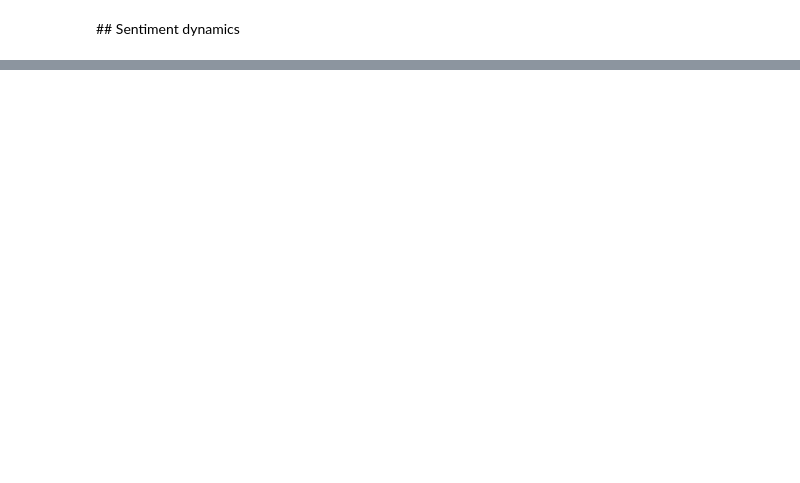
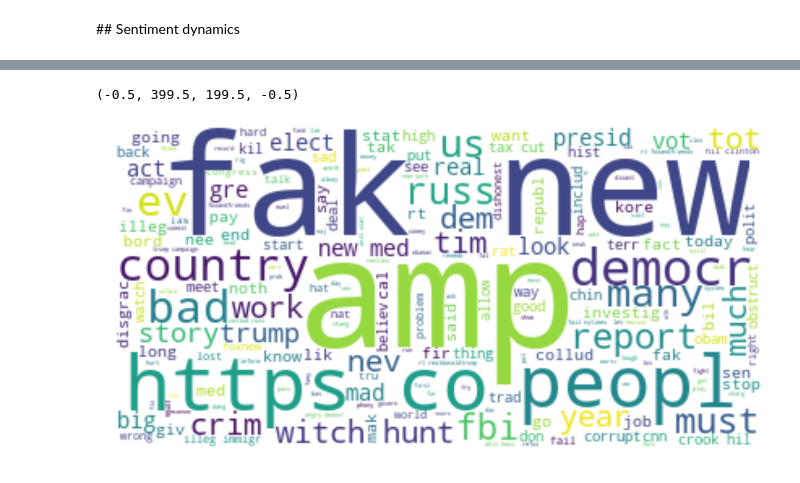
Before and after one commit to GiorgiaAuroraAdorni/trump-tweets-analytics, a Jupyter notebook: TrumpTweetsSentimentAnalysis.ipynb, the cells around one changed output, grey strips where cells are left out. Cells and saved outputs as stored; diff of their text form; code cells hidden in the pictures; blank space fills up the shorter version.

```diff
--- a/TrumpTweetsSentimentAnalysis.ipynb
+++ b/TrumpTweetsSentimentAnalysis.ipynb
@@ -239,0 +258,8 @@ plt.axis("off")
+# %%
+fig = plt.figure(figsize=(20,14))
+wordcloud = WordCloud(background_color="white").generate(" ".join(flat_neg))
+plt.imshow(wordcloud, interpolation='bilinear')
+plt.axis("off")
+# %% [output]
+(-0.5, 399.5, 199.5, -0.5)
+[figure, added]
```
Also changed, not shown: parts of 9 cells of this notebook.
